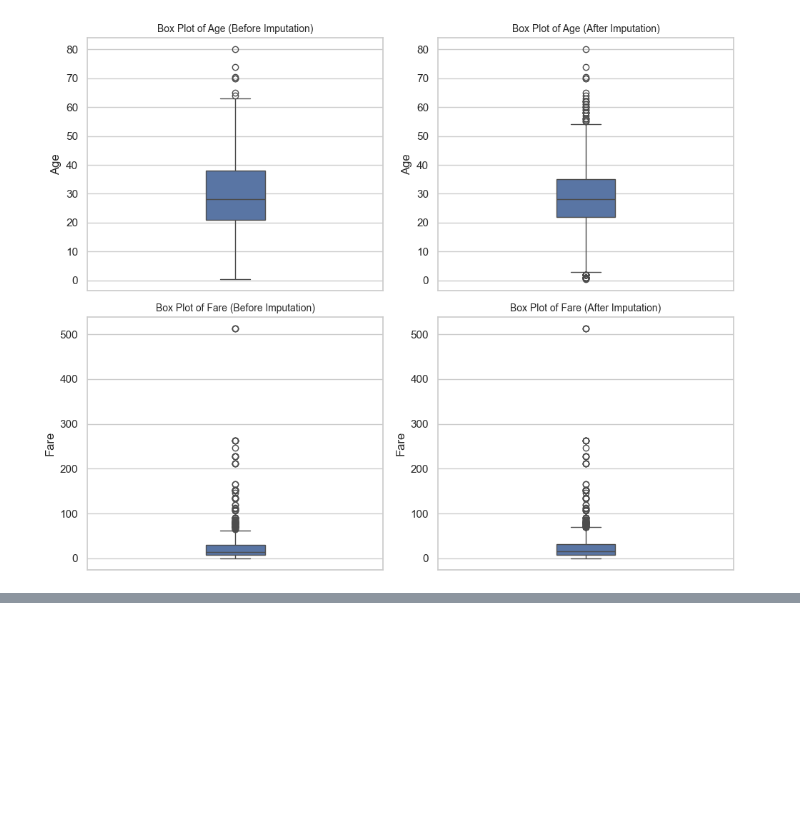
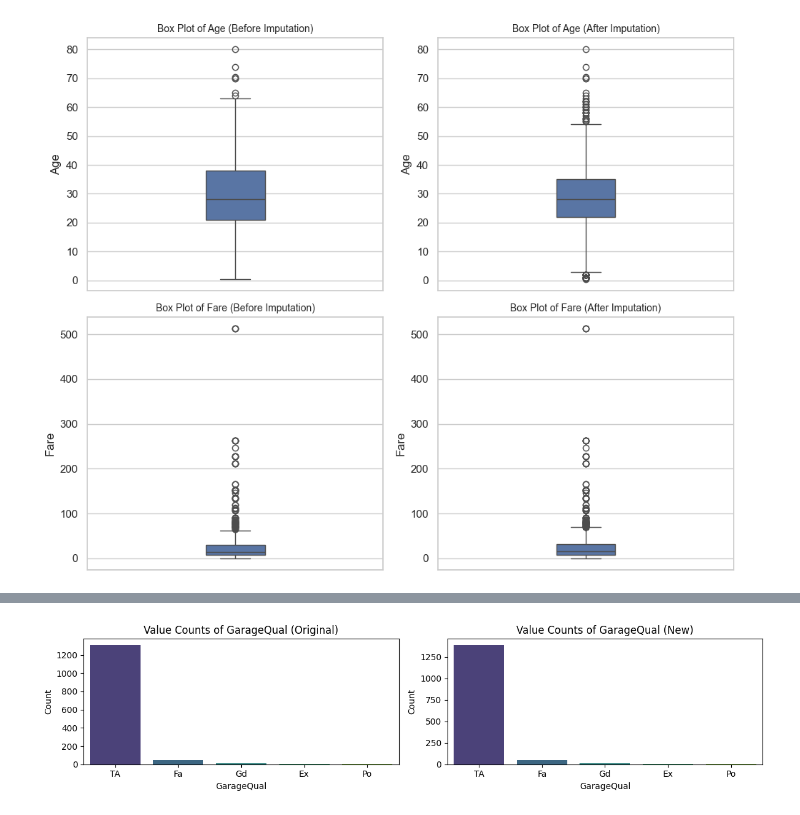
Before and after one commit to SumanGouda/Scikit-Learn-, a Jupyter notebook: DATA PROCESSING/Handling Missing Values.ipynb, the cells around one changed output, grey strips where cells are left out. Drawn from its saved outputs; the diff is of its cells as text; code cells hidden in the pictures; blank space fills up the shorter version.

Commit message:
learned handling missing categorical values

```diff
--- a/DATA PROCESSING/Handling Missing Values.ipynb
+++ b/DATA PROCESSING/Handling Missing Values.ipynb
@@ -103,0 +119,2 @@ plt.show()
+# %%
+df = pd.read_csv('https://raw.githubusercontent.com/campusx-official/100-days-of-machine-learning/refs/heads/main/day37-handling-missing-categorical-data/train.csv', usecols=['GarageQual', 'FireplaceQu', 'SalePrice'])
@@ -103,0 +133,25 @@ plt.show()
+# %%
+new_df = df.copy()
+new_df['GarageQual'].fillna(new_df['GarageQual'].mode()[0], inplace=True)
+# %%
+# Create a figure with two subplots
+fig, axs = plt.subplots(1, 2, figsize=(12, 3))
+
+# Plot the first barplot in the first subplot
+sns.barplot(x=df['GarageQual'].value_counts().index, y=df['GarageQual'].value_counts().values, palette='viridis', ax=axs[0])
+axs[0].set_title('Value Counts of GarageQual (Original)')
+axs[0].set_xlabel('GarageQual')
+axs[0].set_ylabel('Count')
+
+# Plot the second barplot in the second subplot
+sns.barplot(x=new_df['GarageQual'].value_counts().index, y=new_df['GarageQual'].value_counts().values, palette='viridis', ax=axs[1])
+axs[1].set_title('Value Counts of GarageQual (New)')
+axs[1].set_xlabel('GarageQual')
+axs[1].set_ylabel('Count')
+
+# Layout so plots do not overlap
+fig.tight_layout()
+
+plt.show()
+# %% [output]
+[figure, added]
```
Also changed, not shown: parts of 8 cells of this notebook.
